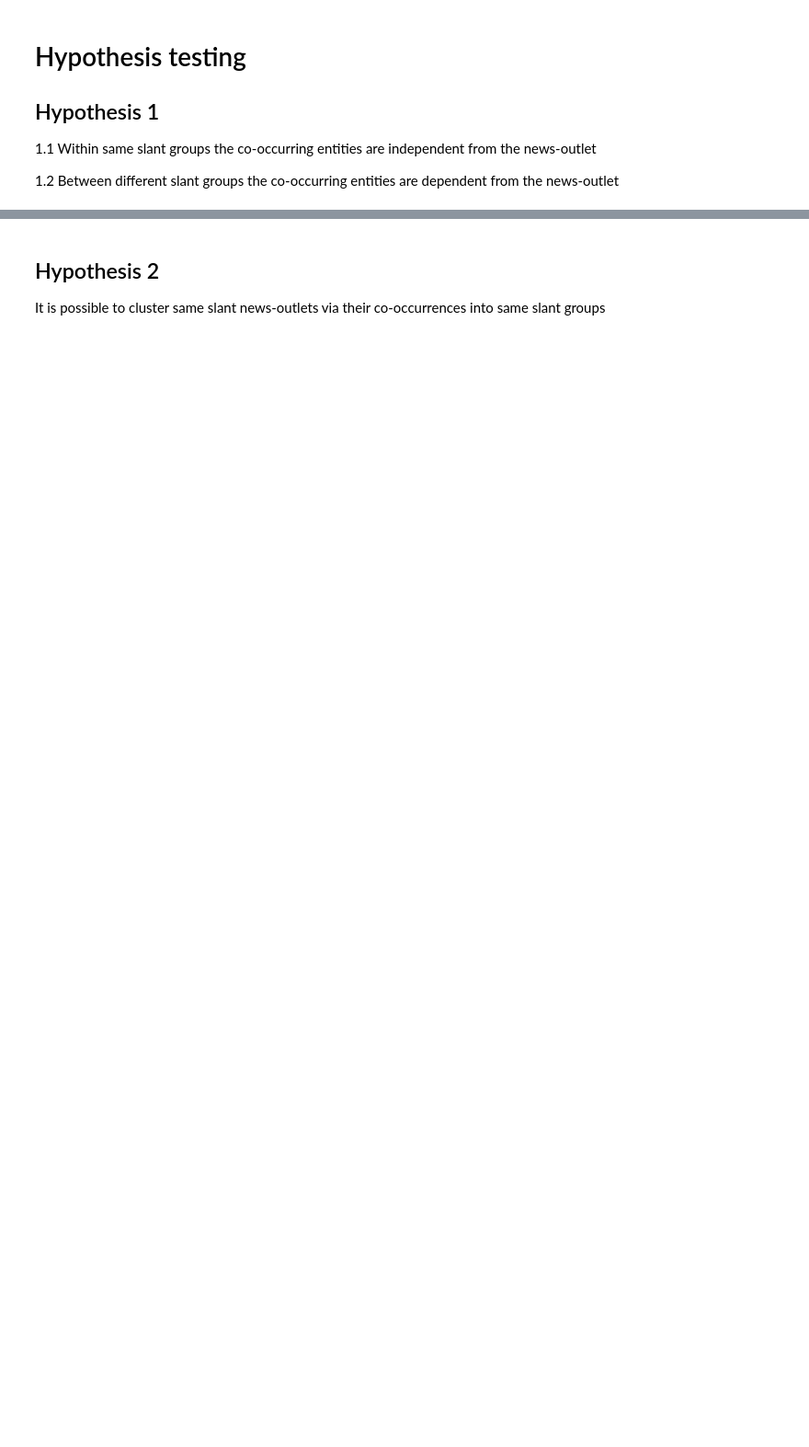
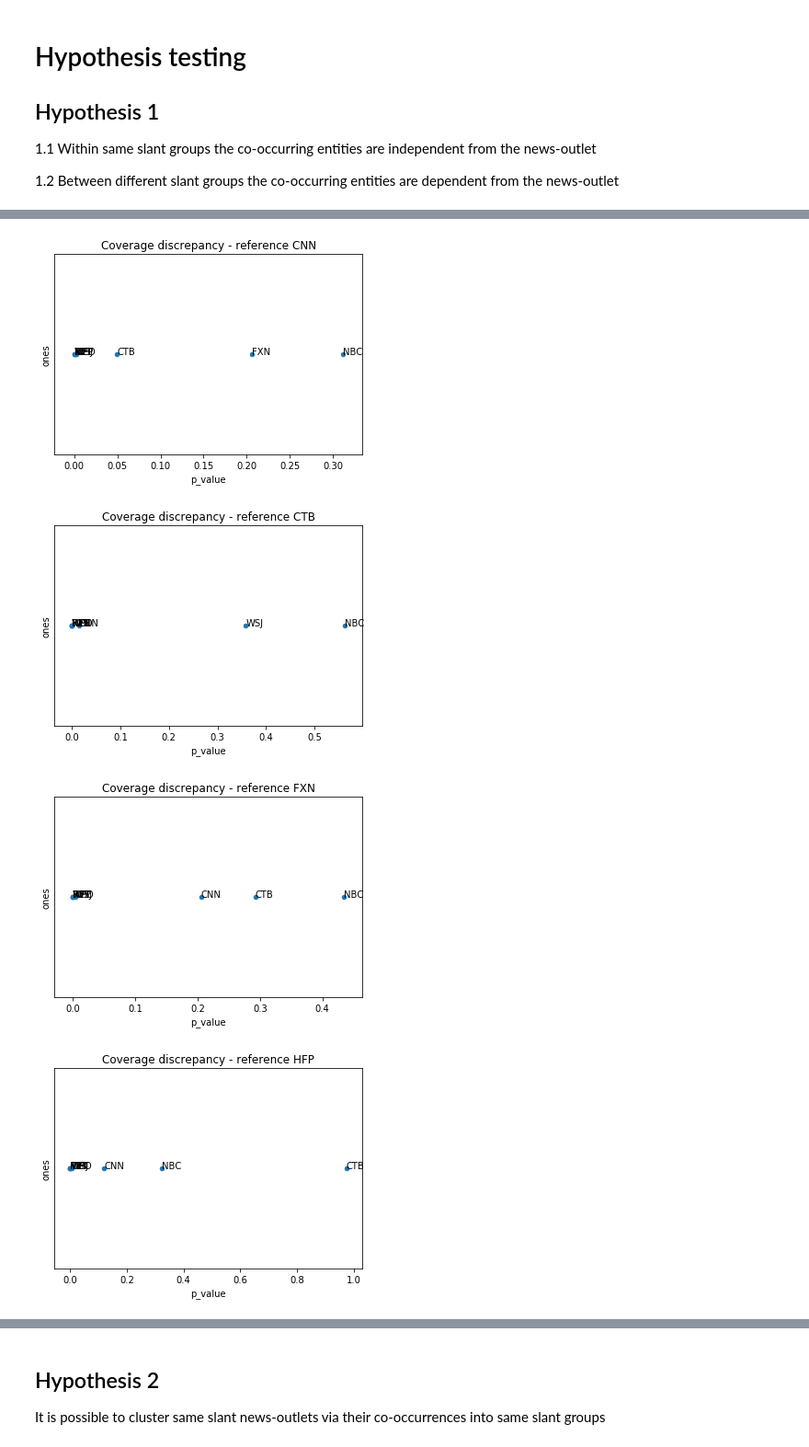
Before and after one commit to the-banandit/OmissionOrCommission, a Jupyter notebook: compareNews.ipynb, the cells around one changed output, grey strips where cells are left out. Shown at 92% size. Saved outputs shown, nothing was run; the diff lists cells and outputs as text; code cells hidden in the pictures; blank space fills up the shorter version.

```diff
--- a/compareNews.ipynb
+++ b/compareNews.ipynb
@@ -1085,0 +1132,15 @@ ValueError: scatter requires an x and y column
+# %%
+for i in range(len(df_list)):
+    ax = df_list[i].plot(kind="scatter", x="p_value", y="ones")
+    df_list[i][["p_value", "ones", "comparison"]].apply(
+        lambda row: ax.text(*row), axis=1
+    )
+
+    plt.xlabel("p_value")
+    plt.title("Coverage discrepancy - reference " + str(df_list[i].combination[0][:3]))
+    plt.tick_params(axis="y", which="both", left=False, right=False, labelleft=False)
+# %% [output]
+[figure, added]
+[figure, added]
+[figure, added]
+[figure, added]
```
Also changed, not shown: parts of 9 cells of this notebook.
